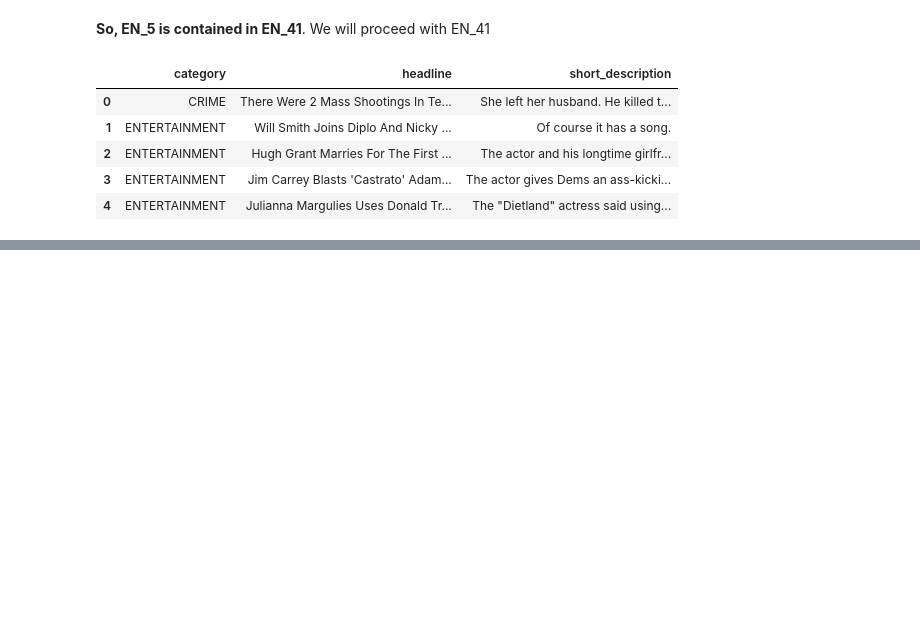
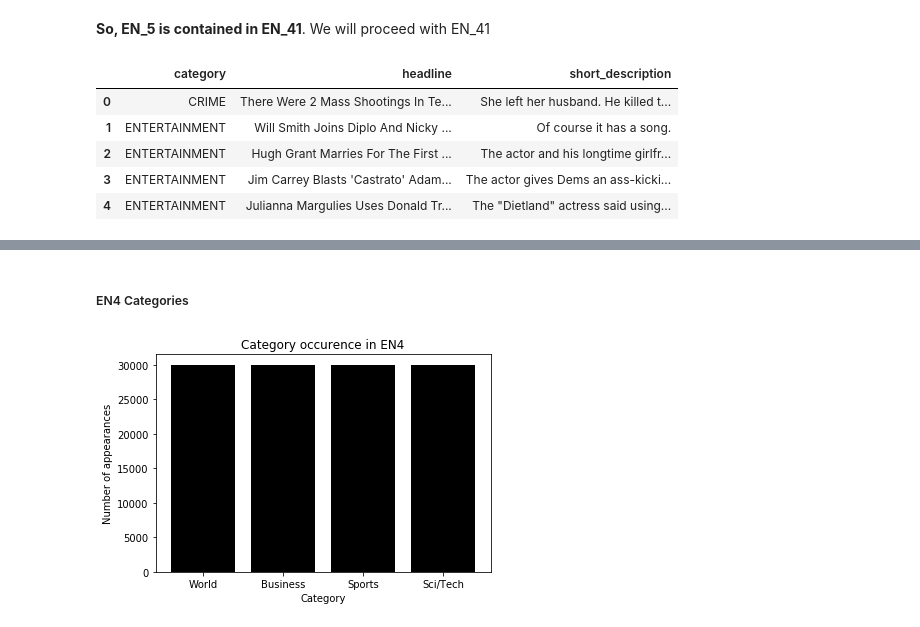
Before and after one commit to gennsev/tclass, a Jupyter notebook: Text Datasets/database_analysis_engineering.ipynb, the cells around one changed output, grey strips where cells are left out. Saved outputs shown, nothing was run; the diff lists cells and outputs as text; code cells hidden in the pictures; blank space fills up the shorter version.

```diff
--- a/Text Datasets/database_analysis_engineering.ipynb
+++ b/Text Datasets/database_analysis_engineering.ipynb
@@ -137,0 +156,14 @@ EN_41_new.head()
+# %% [markdown]
+##### EN4 Categories
+# %%
+#### defining the desired column as a variable
+categories4=EN4['Label_str']
+#create a dict with number of occurences
+occurence=categories4.value_counts().to_dict()
+plt.bar(occurence.keys(), occurence.values(), color='black')
+plt.title('Category occurence in EN4')
+plt.xlabel('Category')
+plt.ylabel('Number of appearances')
+plt.show()
+# %% [output]
+[figure, added]
```
Also changed, not shown: parts of 12 cells of this notebook, 1 other file.
